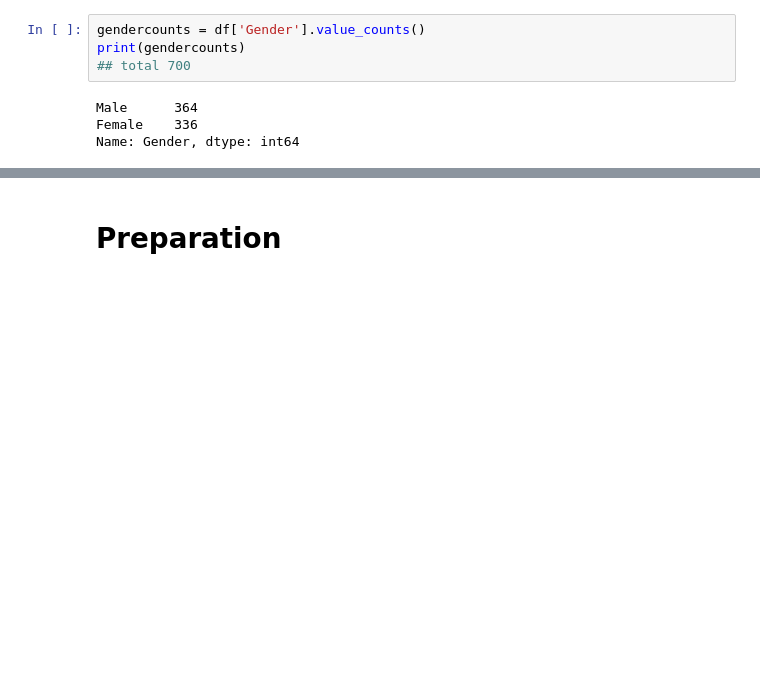
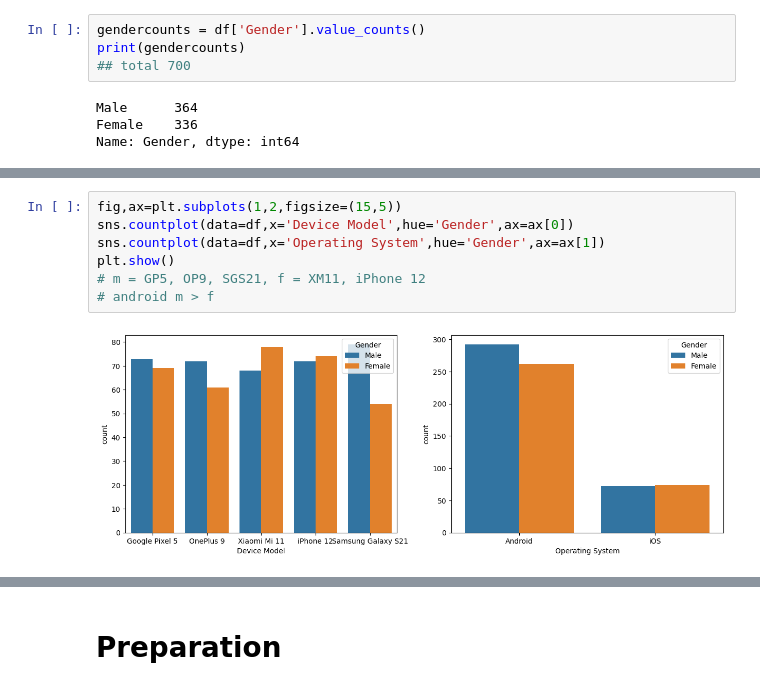
Before and after one commit to jimmy080823/Mobile-Device-Usage-and-User-Behavior-Dataset, a Jupyter notebook: hejim's test.ipynb, the cells around one changed output, grey strips where cells are left out. Cells and saved outputs as stored; diff of their text form; blank space fills up the shorter version.

```diff
--- a/hejim's test.ipynb
+++ b/hejim's test.ipynb
@@ -126,3 +140,12 @@ ax[2].set_title("Distribution of Gender")
 plt.show()
 # %% [output]
 [figure]
+# %%
+fig,ax=plt.subplots(1,2,figsize=(15,5))
+sns.countplot(data=df,x='Device Model',hue='Gender',ax=ax[0])
+sns.countplot(data=df,x='Operating System',hue='Gender',ax=ax[1])
+plt.show()
+# m = GP5, OP9, SGS21, f = XM11, iPhone 12
+# android m > f
+# %% [output]
+[figure, added]
```
Also changed, not shown: parts of 4 cells of this notebook.
